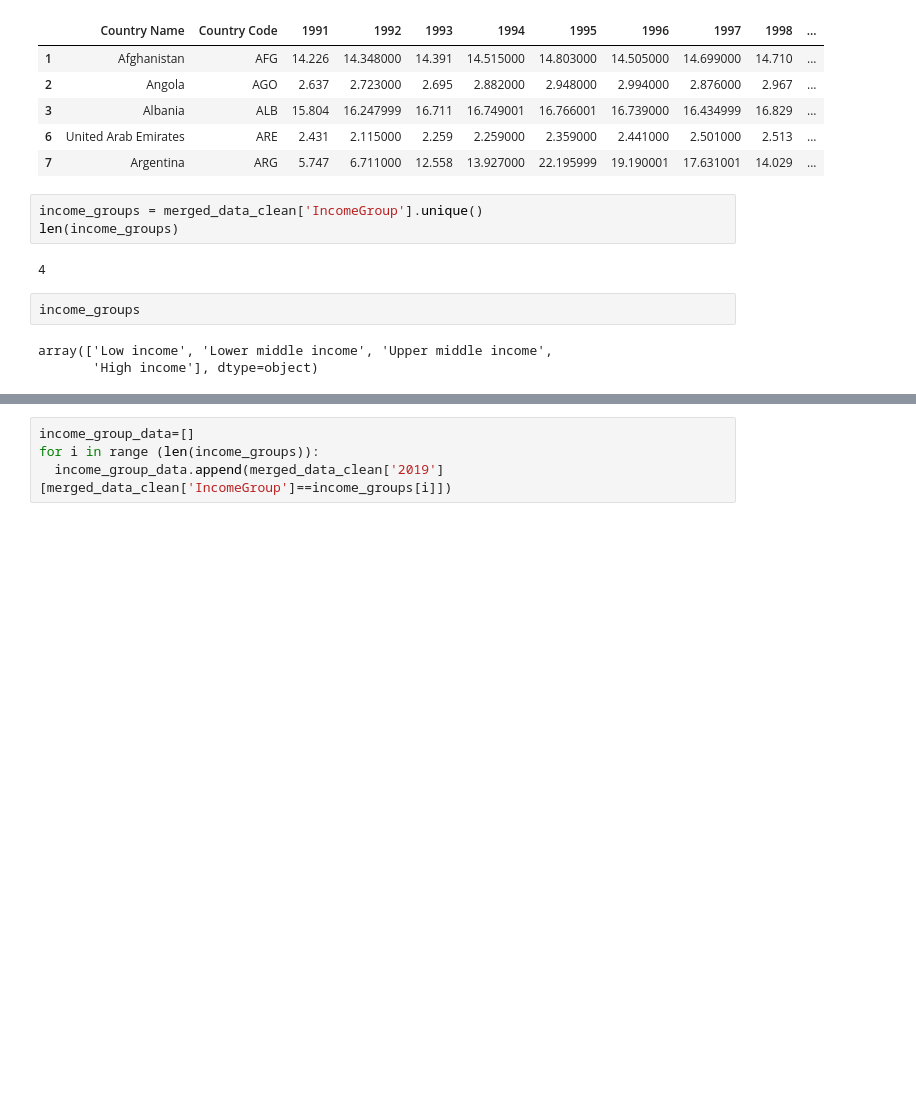
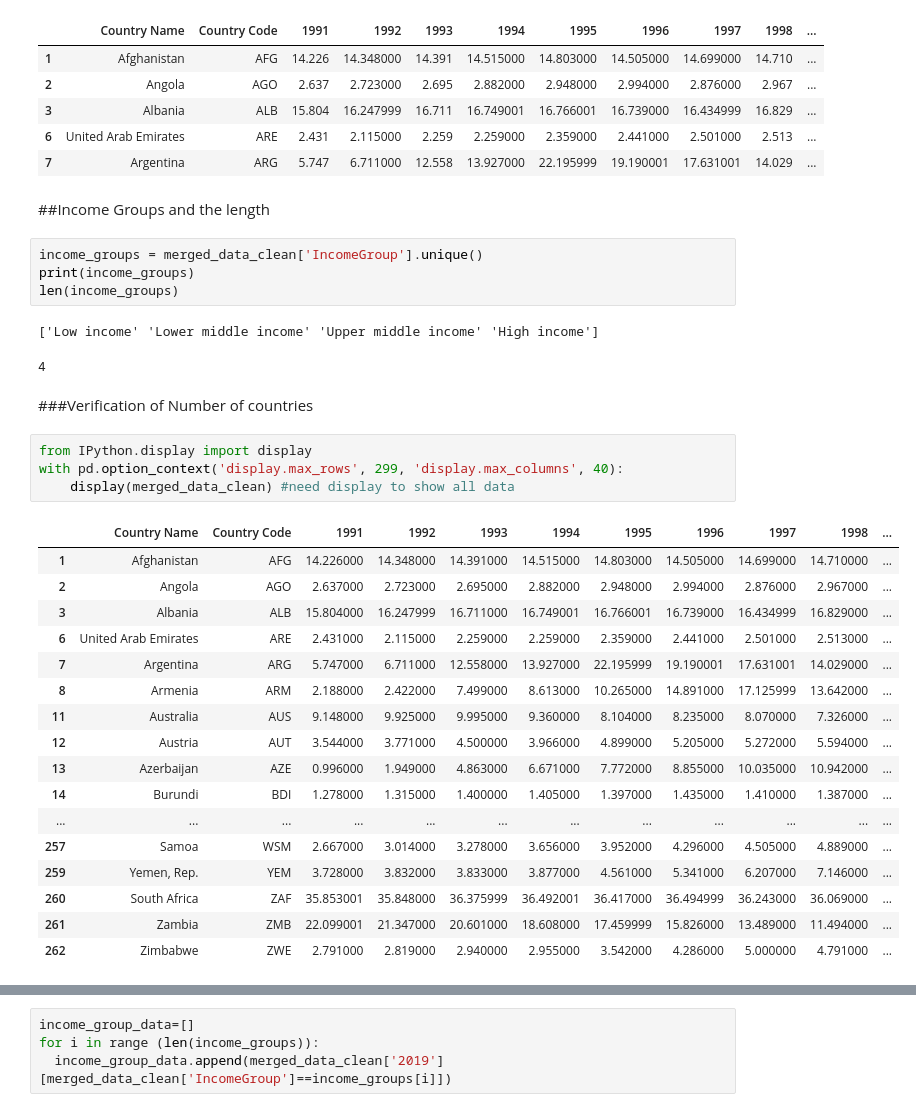
Before and after one commit to panditadata/Another-WorldBank-With-A-Little-Bit-Of-Spice, a Jupyter notebook: World_Bank_Education_Data_Analysis.ipynb, the cells around one changed output, grey strips where cells are left out. Saved outputs shown, nothing was run; the diff lists cells and outputs as text; blank space fills up the shorter version.

```diff
--- a/World_Bank_Education_Data_Analysis.ipynb
+++ b/World_Bank_Education_Data_Analysis.ipynb
@@ -287,13 +303,36 @@ merged_data_clean.head()
 | 3 | Albania | ALB | 15.804 | 16.247999 | 16.711 | 16.749001 | 16.766001 | 16.739000 | 16.434999 | 16.829 | ... |
 | 6 | United Arab Emirates | ARE | 2.431 | 2.115000 | 2.259 | 2.259000 | 2.359000 | 2.441000 | 2.501000 | 2.513 | ... |
 | 7 | Argentina | ARG | 5.747 | 6.711000 | 12.558 | 13.927000 | 22.195999 | 19.190001 | 17.631001 | 14.029 | ... |
+# %% [markdown]
+##Income Groups and the length
 # %%
 income_groups = merged_data_clean['IncomeGroup'].unique()
+print(income_groups)
 len(income_groups)
 # %% [output]
-4
+['Low income' 'Lower middle income' 'Upper middle income' 'High income']
+4
-# %%
-income_groups
-# %% [output]
-array(['Low income', 'Lower middle income', 'Upper middle income',
-       'High income'], dtype=object)
+# %% [markdown]
+###Verification of Number of countries
+# %%
+from IPython.display import display
+with pd.option_context('display.max_rows', 299, 'display.max_columns', 40):
+    display(merged_data_clean) #need display to show all data
+# %% [output]
+|  | Country Name | Country Code | 1991 | 1992 | 1993 | 1994 | 1995 | 1996 | 1997 | 1998 | ... |
+| 1 | Afghanistan | AFG | 14.226000 | 14.348000 | 14.391000 | 14.515000 | 14.803000 | 14.505000 | 14.699000 | 14.710000 | ... |
+| 2 | Angola | AGO | 2.637000 | 2.723000 | 2.695000 | 2.882000 | 2.948000 | 2.994000 | 2.876000 | 2.967000 | ... |
+| 3 | Albania | ALB | 15.804000 | 16.247999 | 16.711000 | 16.749001 | 16.766001 | 16.739000 | 16.434999 | 16.829000 | ... |
+| 6 | United Arab Emirates | ARE | 2.431000 | 2.115000 | 2.259000 | 2.259000 | 2.359000 | 2.441000 | 2.501000 | 2.513000 | ... |
+| 7 | Argentina | ARG | 5.747000 | 6.711000 | 12.558000 | 13.927000 | 22.195999 | 19.190001 | 17.631001 | 14.029000 | ... |
+| 8 | Armenia | ARM | 2.188000 | 2.422000 | 7.499000 | 8.613000 | 10.265000 | 14.891000 | 17.125999 | 13.642000 | ... |
+| 11 | Australia | AUS | 9.148000 | 9.925000 | 9.995000 | 9.360000 | 8.104000 | 8.235000 | 8.070000 | 7.326000 | ... |
+| 12 | Austria | AUT | 3.544000 | 3.771000 | 4.500000 | 3.966000 | 4.899000 | 5.205000 | 5.272000 | 5.594000 | ... |
+| 13 | Azerbaijan | AZE | 0.996000 | 1.949000 | 4.863000 | 6.671000 | 7.772000 | 8.855000 | 10.035000 | 10.942000 | ... |
+| 14 | Burundi | BDI | 1.278000 | 1.315000 | 1.400000 | 1.405000 | 1.397000 | 1.435000 | 1.410000 | 1.387000 | ... |
+| ... | ... | ... | ... | ... | ... | ... | ... | ... | ... | ... | ... |
+| 257 | Samoa | WSM | 2.667000 | 3.014000 | 3.278000 | 3.656000 | 3.952000 | 4.296000 | 4.505000 | 4.889000 | ... |
+| 259 | Yemen, Rep. | YEM | 3.728000 | 3.832000 | 3.833000 | 3.877000 | 4.561000 | 5.341000 | 6.207000 | 7.146000 | ... |
+| 260 | South Africa | ZAF | 35.853001 | 35.848000 | 36.375999 | 36.492001 | 36.417000 | 36.494999 | 36.243000 | 36.069000 | ... |
+| 261 | Zambia | ZMB | 22.099001 | 21.347000 | 20.601000 | 18.608000 | 17.459999 | 15.826000 | 13.489000 | 11.494000 | ... |
+| 262 | Zimbabwe | ZWE | 2.791000 | 2.819000 | 2.940000 | 2.955000 | 3.542000 | 4.286000 | 5.000000 | 4.791000 | ... |
```
Also changed, not shown: parts of 57 cells of this notebook.
